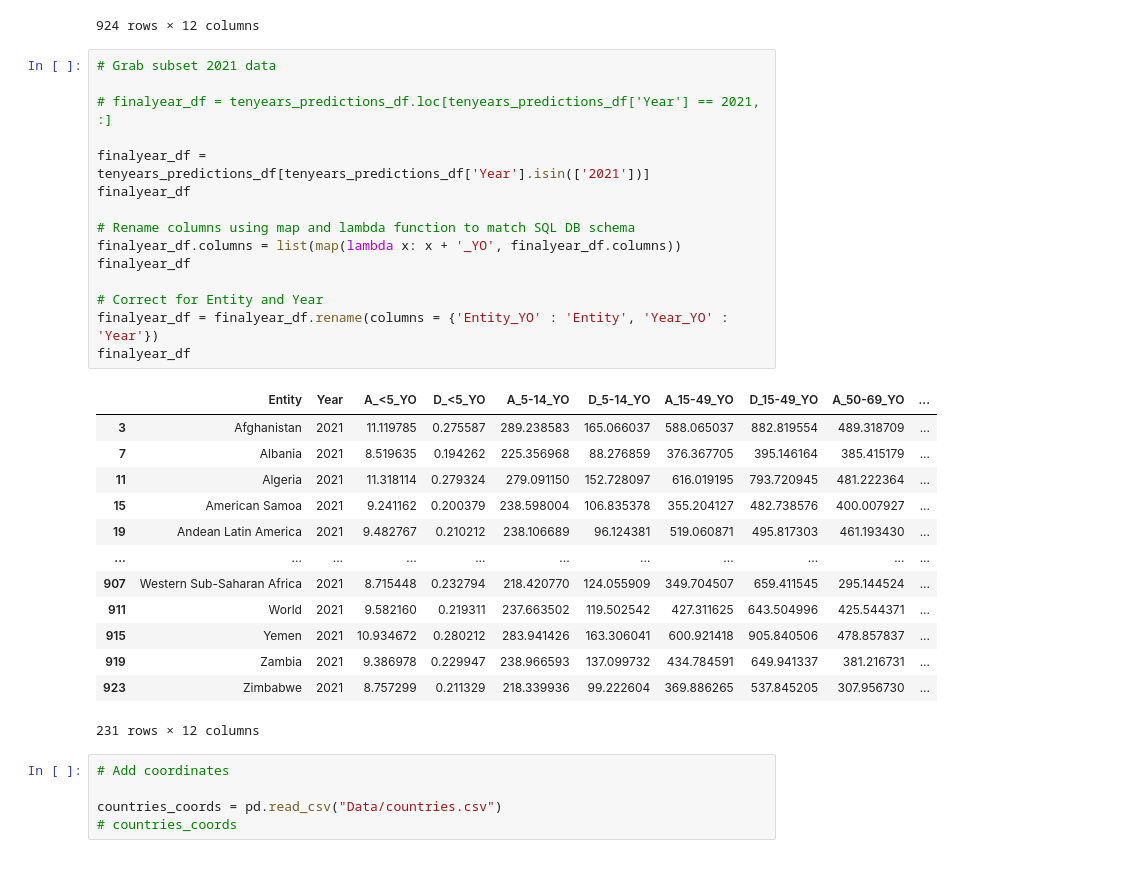
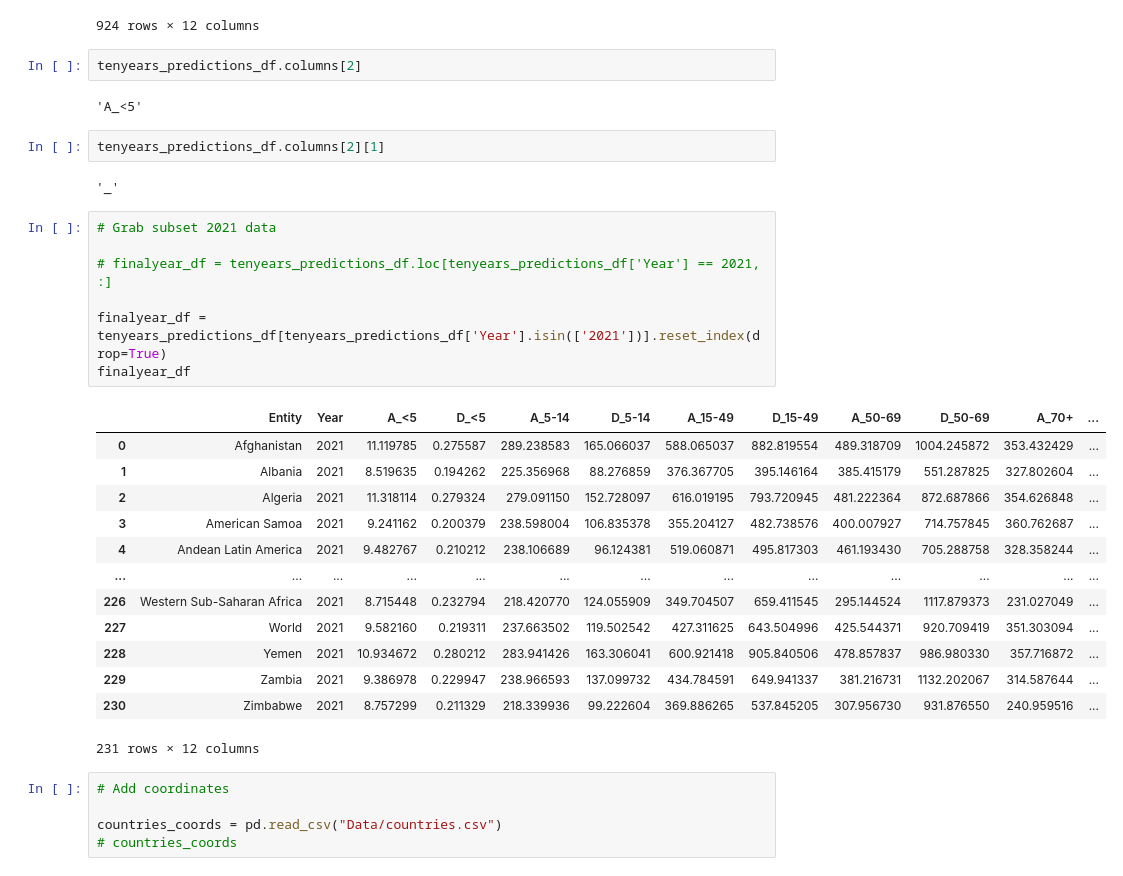
Before and after one commit to dianeyaneza/UWA-Data-Final_Project, a Jupyter notebook: wmhdata.ipynb, the cells around one changed output. Saved outputs shown, nothing was run; the diff lists cells and outputs as text.

```diff
--- a/wmhdata.ipynb
+++ b/wmhdata.ipynb
@@ -378,34 +378,34 @@ tenyears_predictions_df
 | 922 | Zimbabwe | 2020 | 8.750911 | 0.210949 | 218.390307 | 99.310733 | 369.576807 | 534.710939 | 308.003675 | 927.648841 | 240.856305 | ... |
 | 923 | Zimbabwe | 2021 | 8.757299 | 0.211329 | 218.339936 | 99.222604 | 369.886265 | 537.845205 | 307.956730 | 931.876550 | 240.959516 | ... |
 924 rows × 12 columns
+# %%
+tenyears_predictions_df.columns[2]
+# %% [output]
+'A_<5'
+# %%
+tenyears_predictions_df.columns[2][1]
+# %% [output]
+'_'
 # %%
 # Grab subset 2021 data
 
 # finalyear_df = tenyears_predictions_df.loc[tenyears_predictions_df['Year'] == 2021, :]
 
-finalyear_df = tenyears_predictions_df[tenyears_predictions_df['Year'].isin(['2021'])]
+finalyear_df = tenyears_predictions_df[tenyears_predictions_df['Year'].isin(['2021'])].reset_index(drop=True)
 finalyear_df
-
-# Rename columns using map and lambda function to match SQL DB schema
-finalyear_df.columns = list(map(lambda x: x + '_YO', finalyear_df.columns))
-finalyear_df
-
-# Correct for Entity and Year
-finalyear_df = finalyear_df.rename(columns = {'Entity_YO' : 'Entity', 'Year_YO' : 'Year'})
-finalyear_df
 # %% [output]
-|  | Entity | Year | A_<5_YO | D_<5_YO | A_5-14_YO | D_5-14_YO | A_15-49_YO | D_15-49_YO | A_50-69_YO | ... |
-| 3 | Afghanistan | 2021 | 11.119785 | 0.275587 | 289.238583 | 165.066037 | 588.065037 | 882.819554 | 489.318709 | ... |
-| 7 | Albania | 2021 | 8.519635 | 0.194262 | 225.356968 | 88.276859 | 376.367705 | 395.146164 | 385.415179 | ... |
-| 11 | Algeria | 2021 | 11.318114 | 0.279324 | 279.091150 | 152.728097 | 616.019195 | 793.720945 | 481.222364 | ... |
-| 15 | American Samoa | 2021 | 9.241162 | 0.200379 | 238.598004 | 106.835378 | 355.204127 | 482.738576 | 400.007927 | ... |
-| 19 | Andean Latin America | 2021 | 9.482767 | 0.210212 | 238.106689 | 96.124381 | 519.060871 | 495.817303 | 461.193430 | ... |
-| ... | ... | ... | ... | ... | ... | ... | ... | ... | ... | ... |
-| 907 | Western Sub-Saharan Africa | 2021 | 8.715448 | 0.232794 | 218.420770 | 124.055909 | 349.704507 | 659.411545 | 295.144524 | ... |
-| 911 | World | 2021 | 9.582160 | 0.219311 | 237.663502 | 119.502542 | 427.311625 | 643.504996 | 425.544371 | ... |
-| 915 | Yemen | 2021 | 10.934672 | 0.280212 | 283.941426 | 163.306041 | 600.921418 | 905.840506 | 478.857837 | ... |
-| 919 | Zambia | 2021 | 9.386978 | 0.229947 | 238.966593 | 137.099732 | 434.784591 | 649.941337 | 381.216731 | ... |
-| 923 | Zimbabwe | 2021 | 8.757299 | 0.211329 | 218.339936 | 99.222604 | 369.886265 | 537.845205 | 307.956730 | ... |
+|  | Entity | Year | A_<5 | D_<5 | A_5-14 | D_5-14 | A_15-49 | D_15-49 | A_50-69 | D_50-69 | A_70+ | ... |
+| 0 | Afghanistan | 2021 | 11.119785 | 0.275587 | 289.238583 | 165.066037 | 588.065037 | 882.819554 | 489.318709 | 1004.245872 | 353.432429 | ... |
+| 1 | Albania | 2021 | 8.519635 | 0.194262 | 225.356968 | 88.276859 | 376.367705 | 395.146164 | 385.415179 | 551.287825 | 327.802604 | ... |
+| 2 | Algeria | 2021 | 11.318114 | 0.279324 | 279.091150 | 152.728097 | 616.019195 | 793.720945 | 481.222364 | 872.687866 | 354.626848 | ... |
+| 3 | American Samoa | 2021 | 9.241162 | 0.200379 | 238.598004 | 106.835378 | 355.204127 | 482.738576 | 400.007927 | 714.757845 | 360.762687 | ... |
+| 4 | Andean Latin America | 2021 | 9.482767 | 0.210212 | 238.106689 | 96.124381 | 519.060871 | 495.817303 | 461.193430 | 705.288758 | 328.358244 | ... |
+| ... | ... | ... | ... | ... | ... | ... | ... | ... | ... | ... | ... | ... |
+| 226 | Western Sub-Saharan Africa | 2021 | 8.715448 | 0.232794 | 218.420770 | 124.055909 | 349.704507 | 659.411545 | 295.144524 | 1117.879373 | 231.027049 | ... |
+| 227 | World | 2021 | 9.582160 | 0.219311 | 237.663502 | 119.502542 | 427.311625 | 643.504996 | 425.544371 | 920.709419 | 351.303094 | ... |
+| 228 | Yemen | 2021 | 10.934672 | 0.280212 | 283.941426 | 163.306041 | 600.921418 | 905.840506 | 478.857837 | 986.980330 | 357.716872 | ... |
+| 229 | Zambia | 2021 | 9.386978 | 0.229947 | 238.966593 | 137.099732 | 434.784591 | 649.941337 | 381.216731 | 1132.202067 | 314.587644 | ... |
+| 230 | Zimbabwe | 2021 | 8.757299 | 0.211329 | 218.339936 | 99.222604 | 369.886265 | 537.845205 | 307.956730 | 931.876550 | 240.959516 | ... |
 231 rows × 12 columns
 # %%
 # Add coordinates
```
Also changed, not shown: parts of 8 cells of this notebook, 1 other file.
